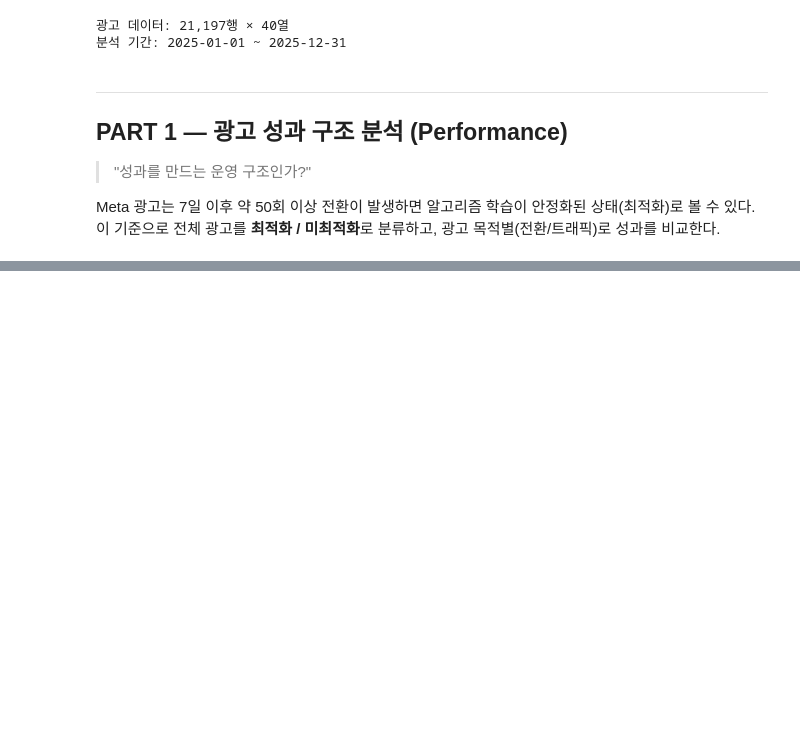
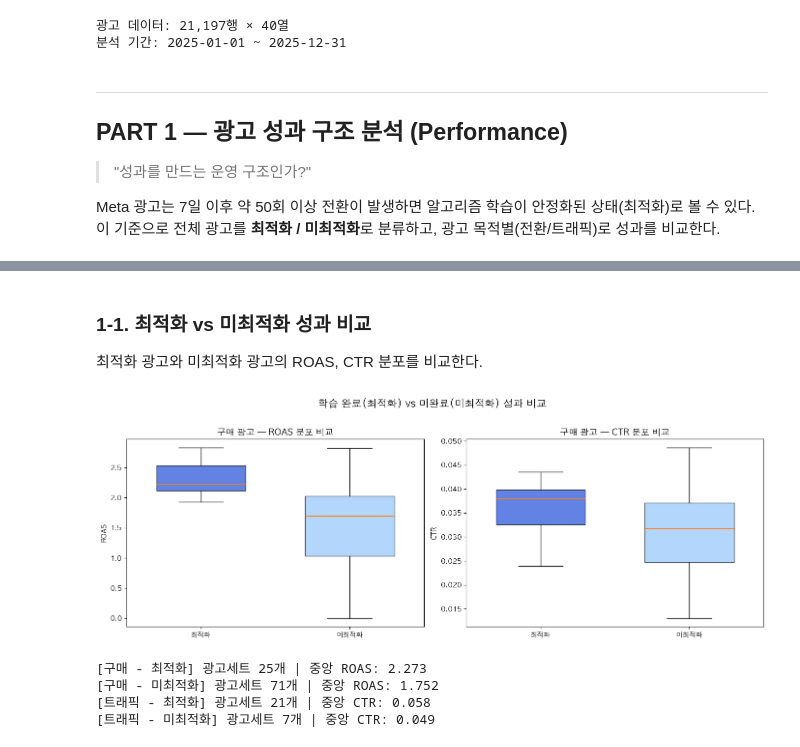
Before and after one commit to imyourcatfood/Data-Analyst-Portfolio, a Jupyter notebook: meta-ads-analysis/analysis.ipynb, the cells around one changed output, grey strips where cells are left out. Cells and saved outputs as stored; diff of their text form; code cells hidden in the pictures; blank space fills up the shorter version.

```diff
--- a/meta-ads-analysis/analysis.ipynb
+++ b/meta-ads-analysis/analysis.ipynb
@@ -854,0 +155,64 @@ print(f"\n[제품 비중] 원석팔찌+커플세트 = {total_main}개 ({total_ma
+# %% [markdown]
+### 1-1. 최적화 vs 미최적화 성과 비교
+
+최적화 광고와 미최적화 광고의 ROAS, CTR 분포를 비교한다.
+# %%
+# Box Plot: ROAS 비교 (구매 광고)
+color_map = {
+    "optimized_conversion": "#1f4ed8",
+    "not_optimized_conversion": "#93c5fd",
+    "optimized_traffic": "#f97316",
+    "not_optimized_traffic": "#fdba74"
+}
+
+fig, axes = plt.subplots(1, 2, figsize=(14, 5))
+
+# 구매 광고 ROAS
+conv_ads = ad_summary[ad_summary["ad_goal"] == "conversion"]
+for status, color in [("optimized","#1f4ed8"), ("not_optimized","#93c5fd")]:
+    data = conv_ads[conv_ads["optimization_status"]==status]["ROAS"].dropna()
+    data = data[data < data.quantile(0.95)]  # 극단값 제외
+    bp = axes[0].boxplot([data], positions=[0 if status=="optimized" else 1],
+                         widths=0.6, patch_artist=True)
+    bp['boxes'][0].set_facecolor(color)
+    bp['boxes'][0].set_alpha(0.7)
+
+axes[0].set_xticks([0, 1])
+axes[0].set_xticklabels(["최적화", "미최적화"])
+axes[0].set_title("구매 광고 — ROAS 분포 비교", fontsize=13, fontweight='bold')
+axes[0].set_ylabel("ROAS")
+
+# 구매 광고 CTR
+for status, color in [("optimized","#1f4ed8"), ("not_optimized","#93c5fd")]:
+    data = conv_ads[conv_ads["optimization_status"]==status]["ctr_link_calc"].dropna()
+    data = data[data < data.quantile(0.95)]
+    bp = axes[1].boxplot([data], positions=[0 if status=="optimized" else 1],
+                         widths=0.6, patch_artist=True)
+    bp['boxes'][0].set_facecolor(color)
+    bp['boxes'][0].set_alpha(0.7)
+
+axes[1].set_xticks([0, 1])
+axes[1].set_xticklabels(["최적화", "미최적화"])
+axes[1].set_title("구매 광고 — CTR 분포 비교", fontsize=13, fontweight='bold')
+axes[1].set_ylabel("CTR")
+
+plt.suptitle("학습 완료(최적화) vs 미완료(미최적화) 성과 비교", fontsize=15, fontweight='bold', y=1.02)
+plt.tight_layout()
+plt.show()
+
+# 주요 지표 비교
+for goal in ["conversion", "traffic"]:
+    goal_kr = "구매" if goal == "conversion" else "트래픽"
+    subset = ad_summary[ad_summary["ad_goal"] == goal]
+    for status in ["optimized", "not_optimized"]:
+        s = subset[subset["optimization_status"]==status]
+        status_kr = "최적화" if status == "optimized" else "미최적화"
+        metric = "ROAS" if goal == "conversion" else "ctr_link_calc"
+        label = "ROAS" if goal == "conversion" else "CTR"
+        print(f"[{goal_kr} - {status_kr}] 광고세트 {len(s)}개 | 중앙 {label}: {s[metric].median():.3f}")
+# %% [output]
+[figure, added]
+[구매 - 최적화] 광고세트 25개 | 중앙 ROAS: 2.273
+[구매 - 미최적화] 광고세트 71개 | 중앙 ROAS: 1.752
+[트래픽 - 최적화] 광고세트 21개 | 중앙 CTR: 0.058
+[트래픽 - 미최적화] 광고세트 7개 | 중앙 CTR: 0.049
```
Also changed, not shown: parts of 49 cells of this notebook, 1 other file.
